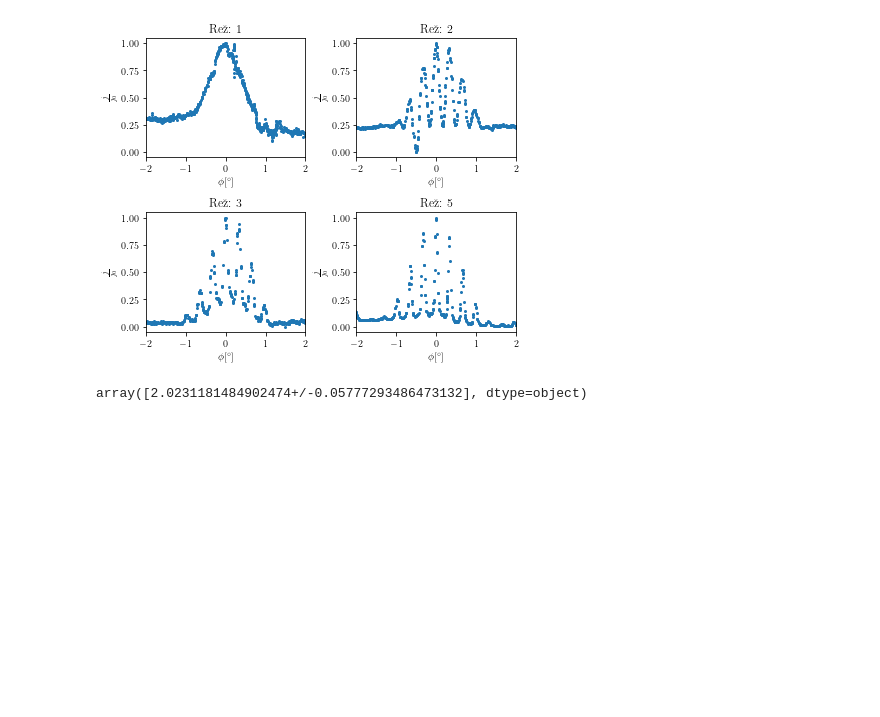
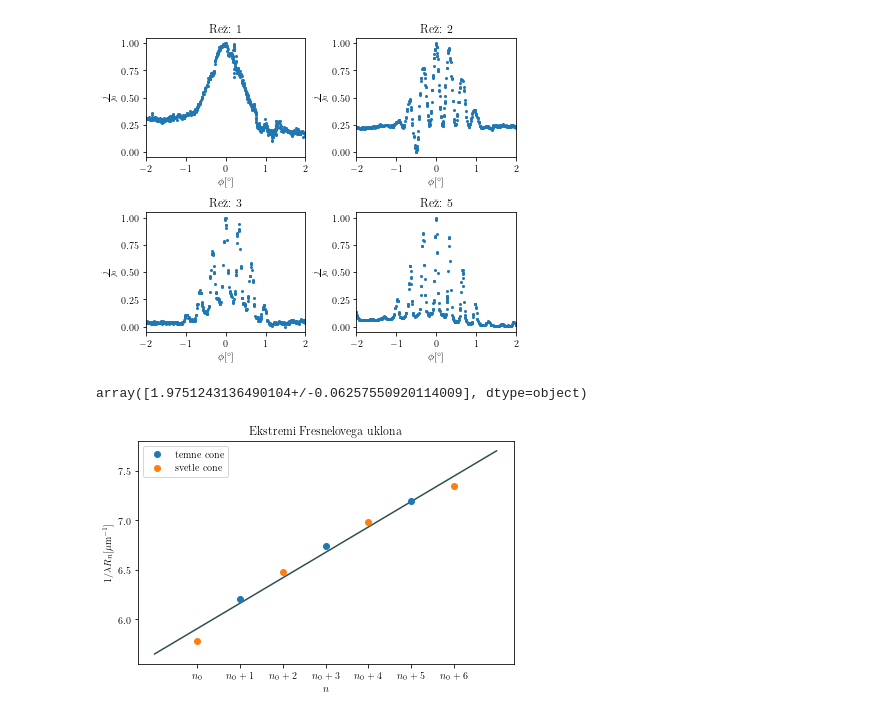
Before and after one commit to kokicarvesolja/FP4, a Jupyter notebook: 11UklSvt/obdelava.ipynb, the cells around one changed output. Cells and saved outputs as stored; diff of their text form; code cells hidden in the pictures; blank space fills up the shorter version.

```diff
--- a/11UklSvt/obdelava.ipynb
+++ b/11UklSvt/obdelava.ipynb
@@ -71,7 +71,7 @@ d = unp.uarray([11.2e-2], [0.1e-2])
 z_0 = unp.uarray([36e-2 + 107e-2], [2e-2])
 f = unp.uarray([1.6e-2], [0.2e-2])
 
-x = unp.uarray([183.3, 150, 132, 116, 103, 93, 86, 77], 8 * [0.5]) * 1e-3
+x = unp.uarray([183.3, 150, 132, 116, 103, 93, 86], 7 * [0.5]) * 1e-3
 
 x -= -77e-3
 
@@ -92,22 +92,25 @@ r = unp.sqrt(1/k)
 
 r * 1e3
 # %% [output]
-array([2.0231181484902474+/-0.05777293486473132], dtype=object)
+array([1.9751243136490104+/-0.06257550920114009], dtype=object)
 # %%
 # Plot
-fig, ax = plt.subplots(1, 1, figsize=[3.5, 3])
 
-ax.scatter(n[1::2], 1e-6 * rec_R[1::2]/λ, label=r'temne cone')
-ax.scatter(n[0::2], 1e-6 * rec_R[0::2]/λ, label=r'svetle cone')
+fig, ax = plt.subplots(1, 1)
+
+ax.scatter(n[1::2], 1e-6 * unp.nominal_values(rec_R)[1::2]/val_dol, label=r'temne cone')
+ax.scatter(n[0::2], 1e-6 * unp.nominal_values(rec_R)[0::2]/val_dol, label=r'svetle cone')
 n_lin = np.arange(-1, len(n)+1)
 ax.plot(n_lin, 1e-6 * linear(n_lin, *par), color='darkslategrey', linestyle='-', zorder=-1)
 
-ax.set_xlim(-0.5, 4.5)
+#ax.set_xlim(-0.5, 4.5)
 ax.set_title(r'Ekstremi Fresnelovega uklona')
 ax.set_xlabel(r'$n$')
-ax.set_ylabel(r'$1/\lambda R_n\,[\mathrm{\mu m^{-1}}]$')
+ax.set_ylabel(r'$1/\lambda R_n [\si{\mu m^{-1}}]$')
 ax.set_xticks(n)
-ax.set_xticklabels([r'$n_0$'] + [f'$n_0 + {i}$' for i in [1, 3, 3, 4]])
+ax.set_xticklabels([r'$n_0$'] + [f'$n_0 + {i}$' for i in [1, 2, 3, 4, 5, 6]])
 ax.legend()
 fig.tight_layout()
-fig.savefig(f'fresnel-zones.pdf'
+fig.savefig(f'fresnel-zones.pdf')
+# %% [output]
+[figure, added]
```
Also changed, not shown: 2 other files.
